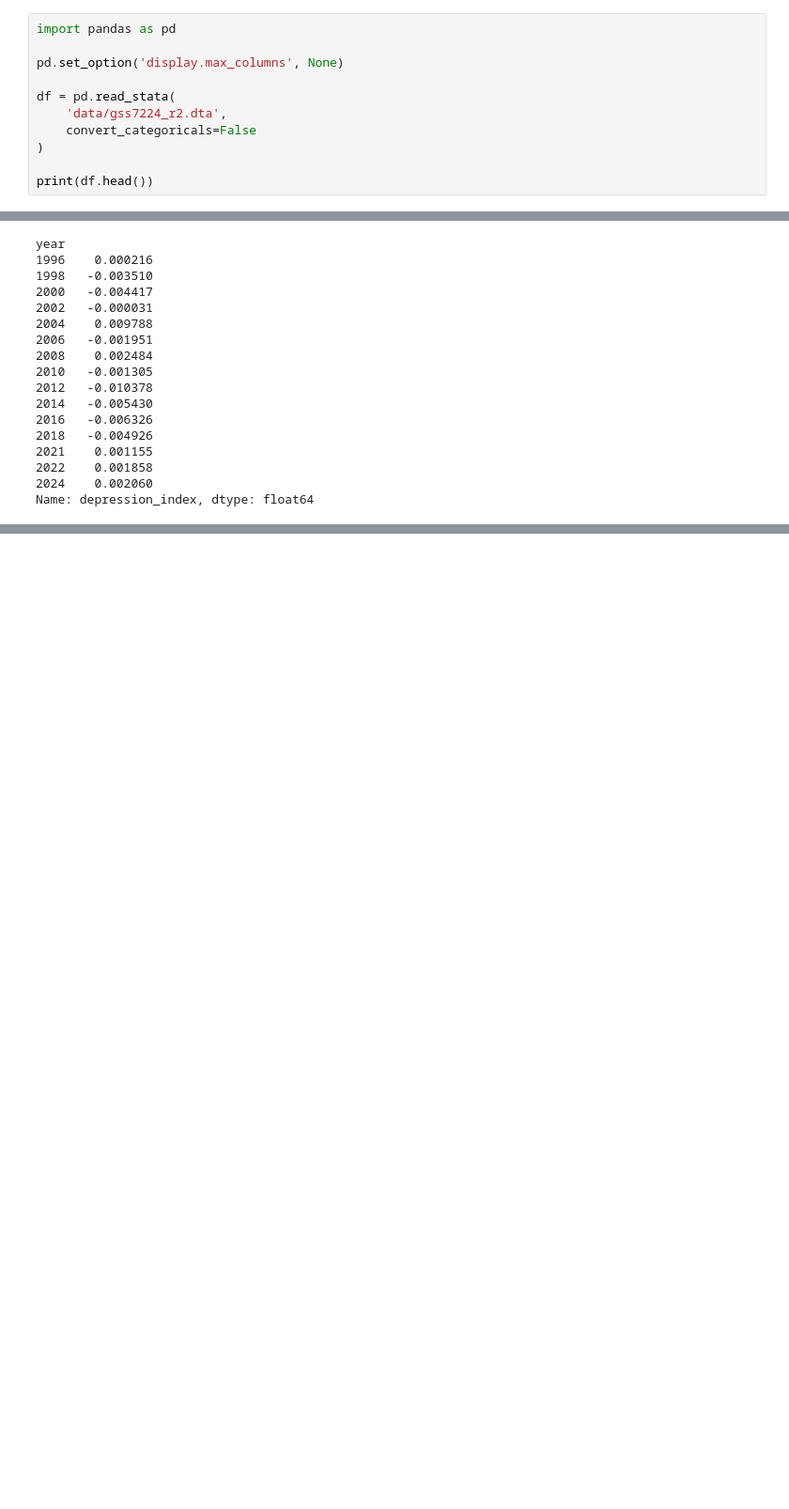
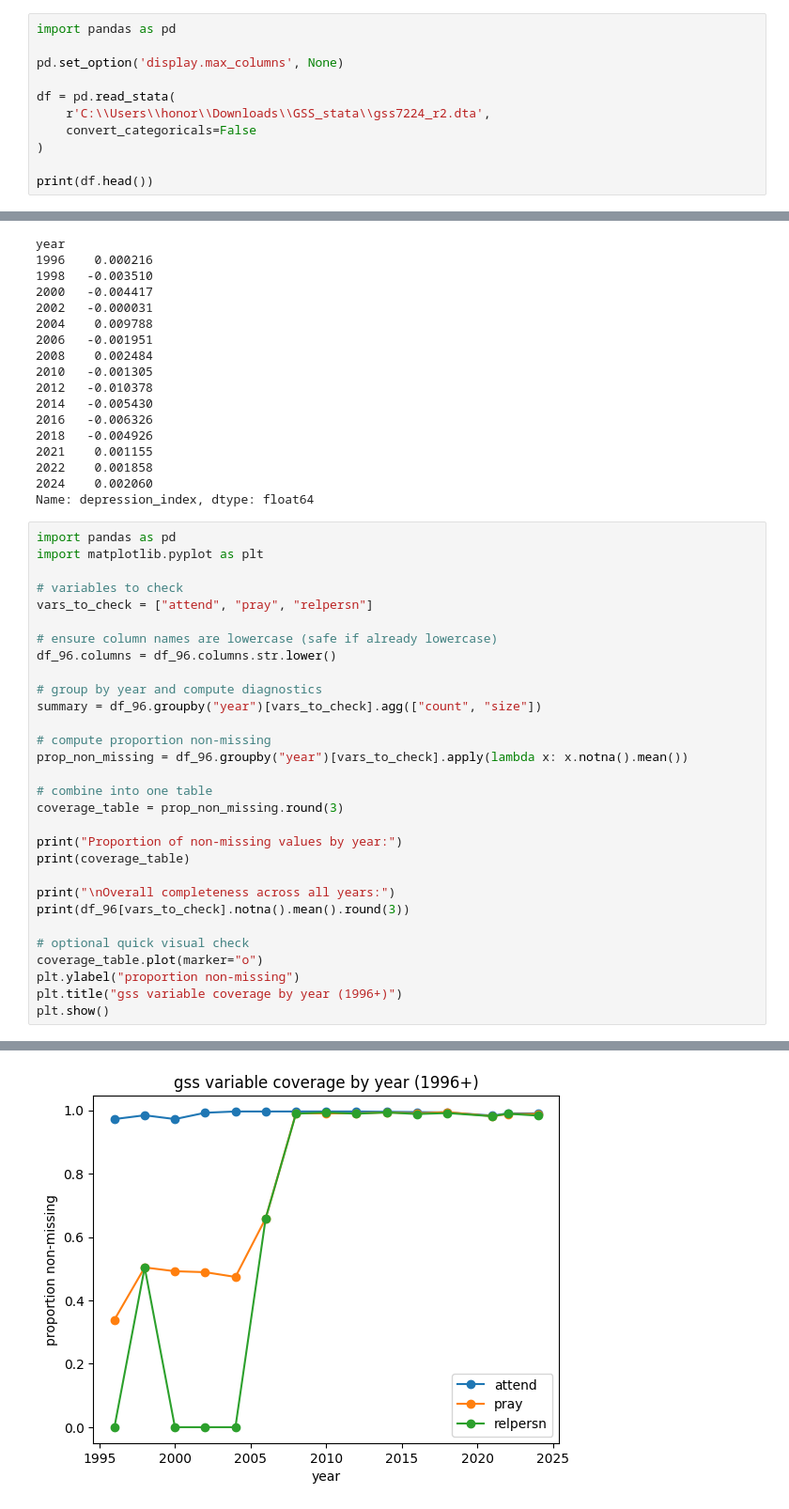
Before and after one commit to WillHDev/Nike_VS._Addidas, a Jupyter notebook: rel_&_dep_indeces.ipynb, the cells around one changed output, grey strips where cells are left out. Shown at 94% size. Cells and saved outputs as stored; diff of their text form; blank space fills up the shorter version.

```diff
--- a/depression_index.ipynb
+++ b/rel_&_dep_indeces.ipynb
@@ -4,7 +4,7 @@ import pandas as pd
 pd.set_option('display.max_columns', None)
 
 df = pd.read_stata(
-    'data/gss7224_r2.dta',
+    r'C:\\Users\\honor\\Downloads\\GSS_stata\\gss7224_r2.dta',
     convert_categoricals=False
 )
 
@@ -252,3 +285,34 @@ year
 2022    0.001858
 2024    0.002060
 Name: depression_index, dtype: float64
+# %%
+import pandas as pd
+import matplotlib.pyplot as plt
+
+# variables to check
+vars_to_check = ["attend", "pray", "relpersn"]
+
+# ensure column names are lowercase (safe if already lowercase)
+df_96.columns = df_96.columns.str.lower()
+
+# group by year and compute diagnostics
+summary = df_96.groupby("year")[vars_to_check].agg(["count", "size"])
+
+# compute proportion non-missing
+prop_non_missing = df_96.groupby("year")[vars_to_check].apply(lambda x: x.notna().mean())
+
+# combine into one table
+coverage_table = prop_non_missing.round(3)
+
+print("Proportion of non-missing values by year:")
+print(coverage_table)
+
+print("\nOverall completeness across all years:")
+print(df_96[vars_to_check].notna().mean().round(3))
+
+# optional quick visual check
+coverage_table.plot(marker="o")
+plt.ylabel("proportion non-missing")
+plt.title("gss variable coverage by year (1996+)")
+plt.show()
+# %% [output]
@@ -254,0 +336 @@ Name: depression_index, dtype: float64
+[figure, added]
```
Also changed, not shown: parts of 6 cells of this notebook, 2 other files.
